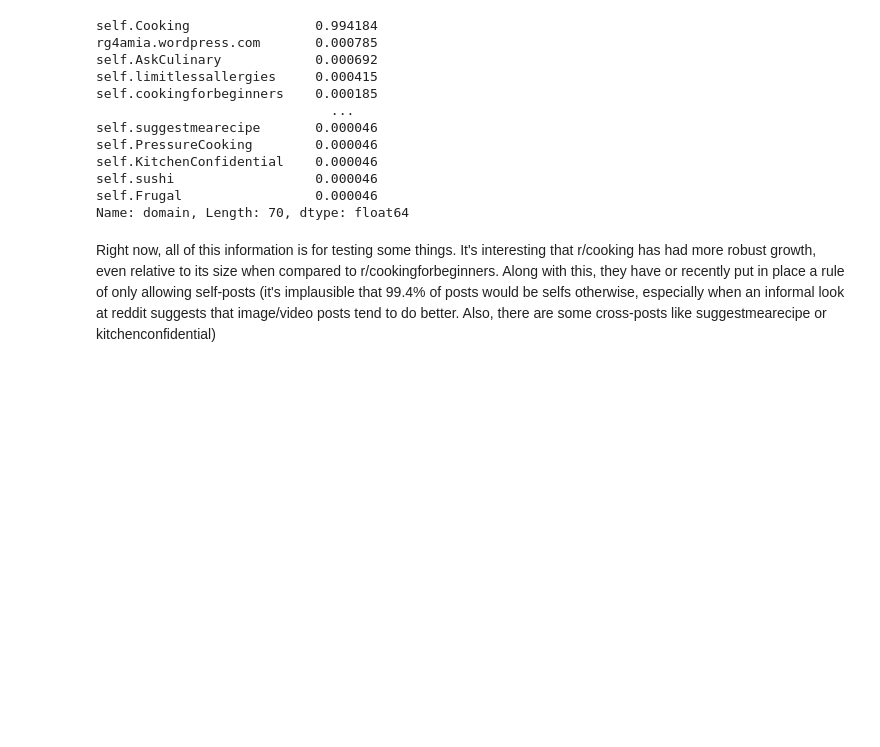
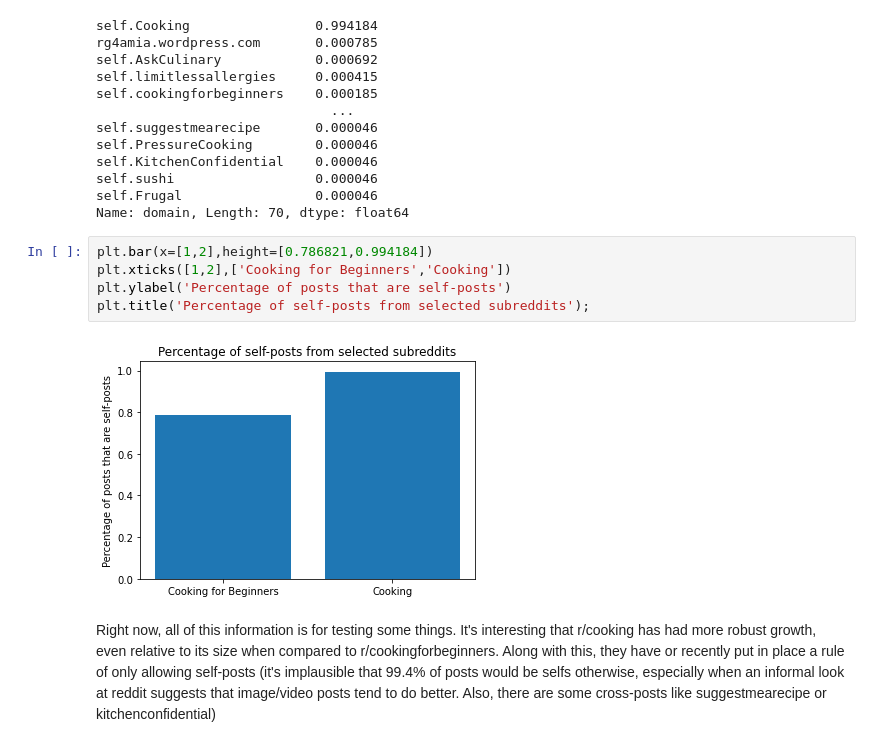
Before and after one commit to knambiar96/reddit-classification-nlp, a Jupyter notebook: code/p2-self-text-analysis.ipynb, the cells around one changed output. Cells and saved outputs as stored; diff of their text form; blank space fills up the shorter version.

```diff
--- a/code/p2-self-text-analysis.ipynb
+++ b/code/p2-self-text-analysis.ipynb
@@ -51,6 +57,13 @@ self.KitchenConfidential    0.000046
 self.sushi                  0.000046
 self.Frugal                 0.000046
 Name: domain, Length: 70, dtype: float64
+# %%
+plt.bar(x=[1,2],height=[0.786821,0.994184])
+plt.xticks([1,2],['Cooking for Beginners','Cooking'])
+plt.ylabel('Percentage of posts that are self-posts')
+plt.title('Percentage of self-posts from selected subreddits');
+# %% [output]
+[figure, added]
 # %% [markdown]
 Right now, all of this information is for testing some things. It's interesting that r/cooking has had more robust growth, even relative to its size when compared to r/cookingforbeginners. Along with this, they have or recently put in place a rule of only allowing self-posts (it's implausible that 99.4% of posts would be selfs otherwise, especially when an informal look at reddit suggests that image/video posts tend to do better. Also, there are some cross-posts like suggestmearecipe or kitchenconfidential)
 # %%
```
Also changed, not shown: parts of 10 cells of this notebook, 3 other files.
